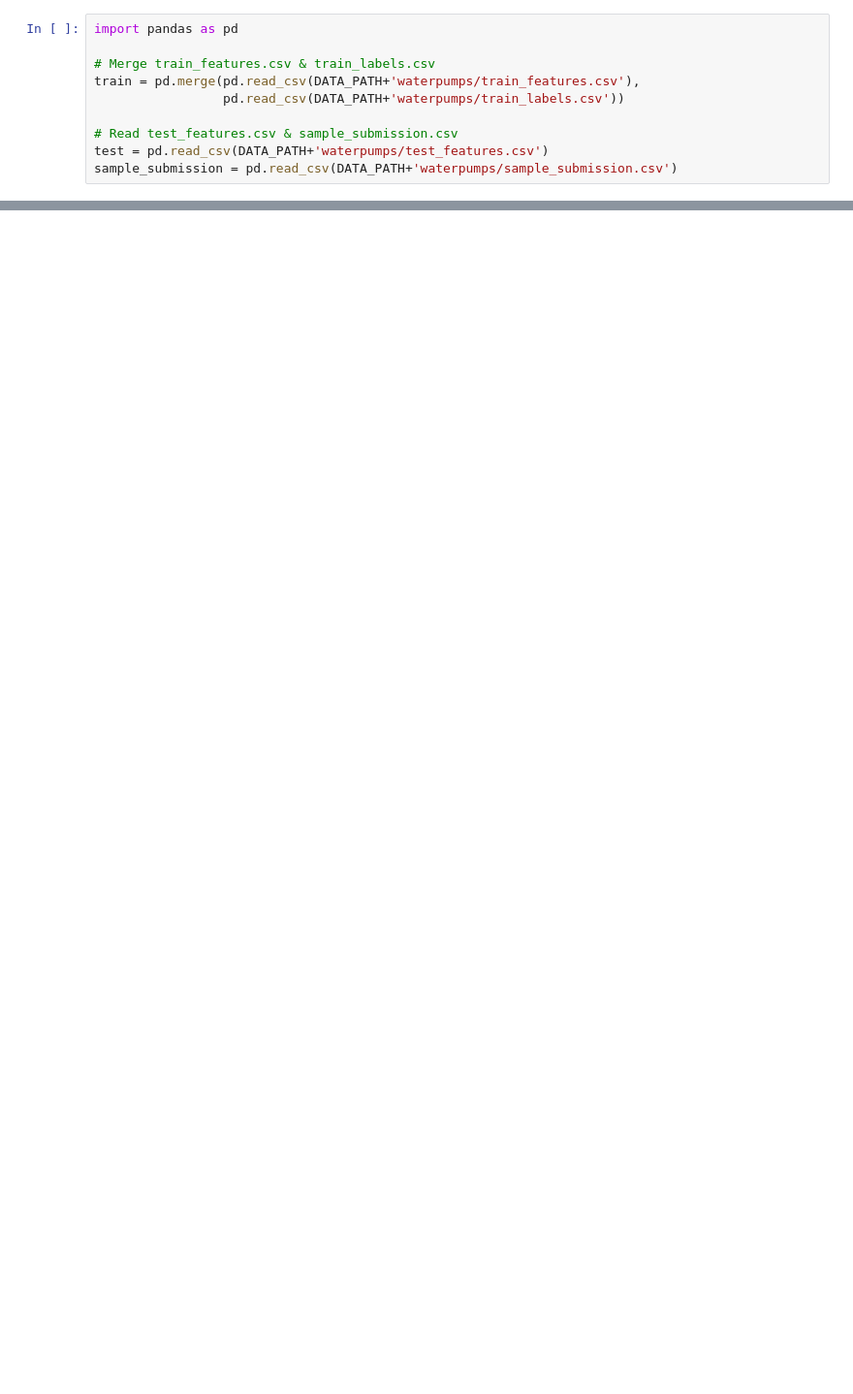
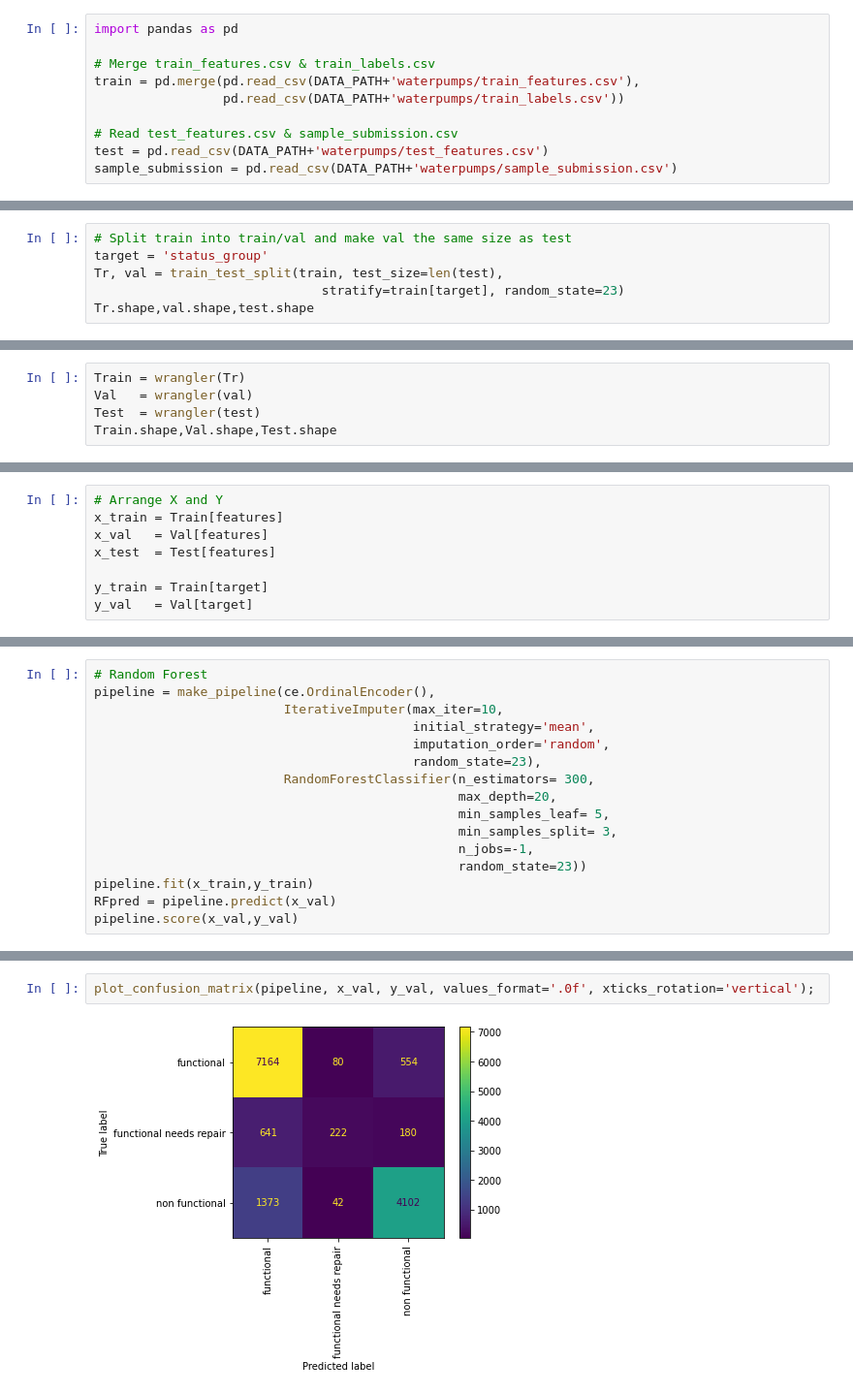
Before and after one commit to Gr8eye/DS-Unit-2-Kaggle-Challenge, a Jupyter notebook: module4-classification-metrics/LS_DS_224_assignment.ipynb, the cells around one changed output, grey strips where cells are left out. Shown at 97% size. Drawn from its saved outputs; the diff is of its cells as text; blank space fills up the shorter version.

```diff
--- a/module4-classification-metrics/LS_DS_224_assignment.ipynb
+++ b/module4-classification-metrics/LS_DS_224_assignment.ipynb
@@ -73,0 +80,6 @@ sample_submission = pd.read_csv(DATA_PATH+'waterpumps/sample_submission.csv')
+# %%
+# Split train into train/val and make val the same size as test
+target = 'status_group'
+Tr, val = train_test_split(train, test_size=len(test),
+                              stratify=train[target], random_state=23)
+Tr.shape,val.shape,test.shape
@@ -73,0 +137,5 @@ sample_submission = pd.read_csv(DATA_PATH+'waterpumps/sample_submission.csv')
+# %%
+Train = wrangler(Tr)
+Val   = wrangler(val)
+Test  = wrangler(test)
+Train.shape,Val.shape,Test.shape
@@ -73,0 +164,8 @@ sample_submission = pd.read_csv(DATA_PATH+'waterpumps/sample_submission.csv')
+# %%
+# Arrange X and Y
+x_train = Train[features]
+x_val   = Val[features]
+x_test  = Test[features]
+
+y_train = Train[target]
+y_val   = Val[target]
@@ -73,0 +174,16 @@ sample_submission = pd.read_csv(DATA_PATH+'waterpumps/sample_submission.csv')
+# %%
+# Random Forest
+pipeline = make_pipeline(ce.OrdinalEncoder(),
+                         IterativeImputer(max_iter=10,
+                                          initial_strategy='mean',
+                                          imputation_order='random',
+                                          random_state=23),
+                         RandomForestClassifier(n_estimators= 300,
+                                                max_depth=20,
+                                                min_samples_leaf= 5,
+                                                min_samples_split= 3,
+                                                n_jobs=-1,
+                                                random_state=23))
+pipeline.fit(x_train,y_train)
+RFpred = pipeline.predict(x_val)
+pipeline.score(x_val,y_val)
@@ -73,0 +247,4 @@ sample_submission = pd.read_csv(DATA_PATH+'waterpumps/sample_submission.csv')
+# %%
+plot_confusion_matrix(pipeline, x_val, y_val, values_format='.0f', xticks_rotation='vertical');
+# %% [output]
+[figure, added]
```
Also changed, not shown: parts of 19 cells of this notebook.
